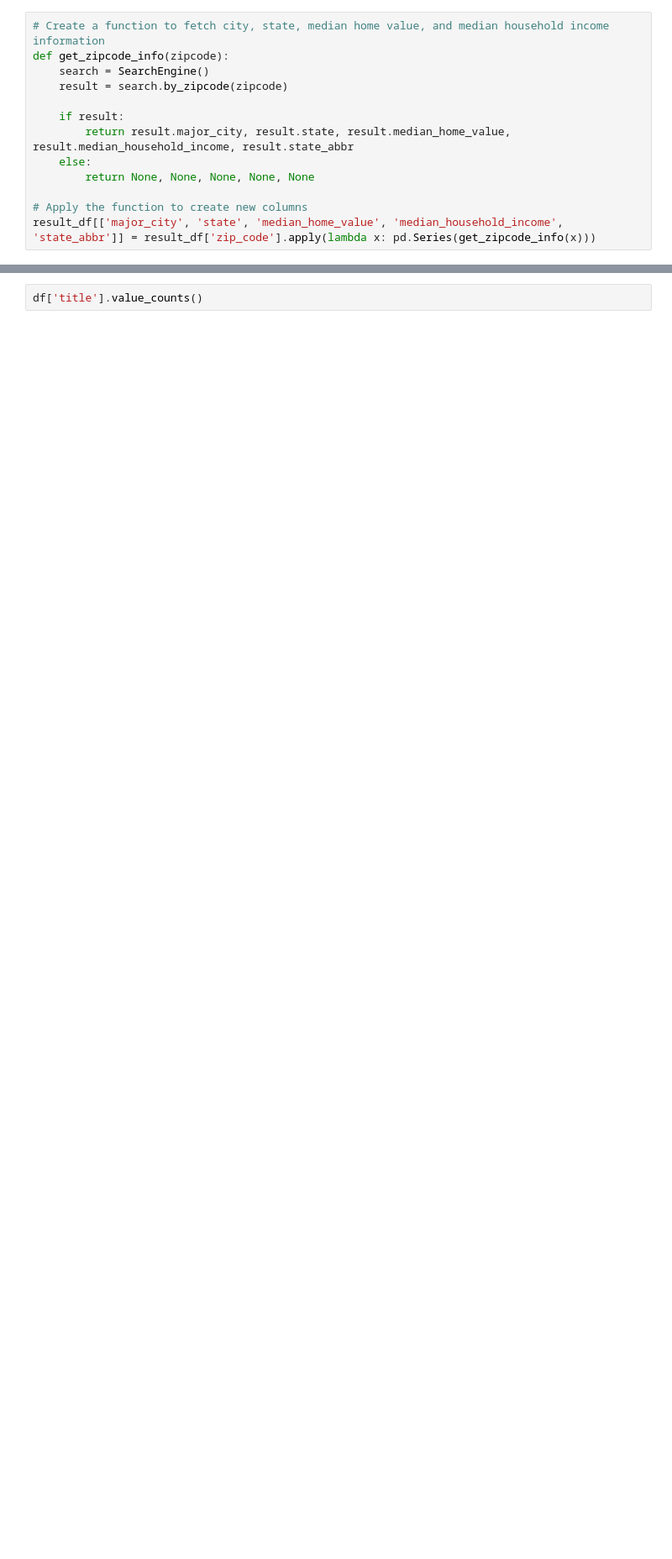
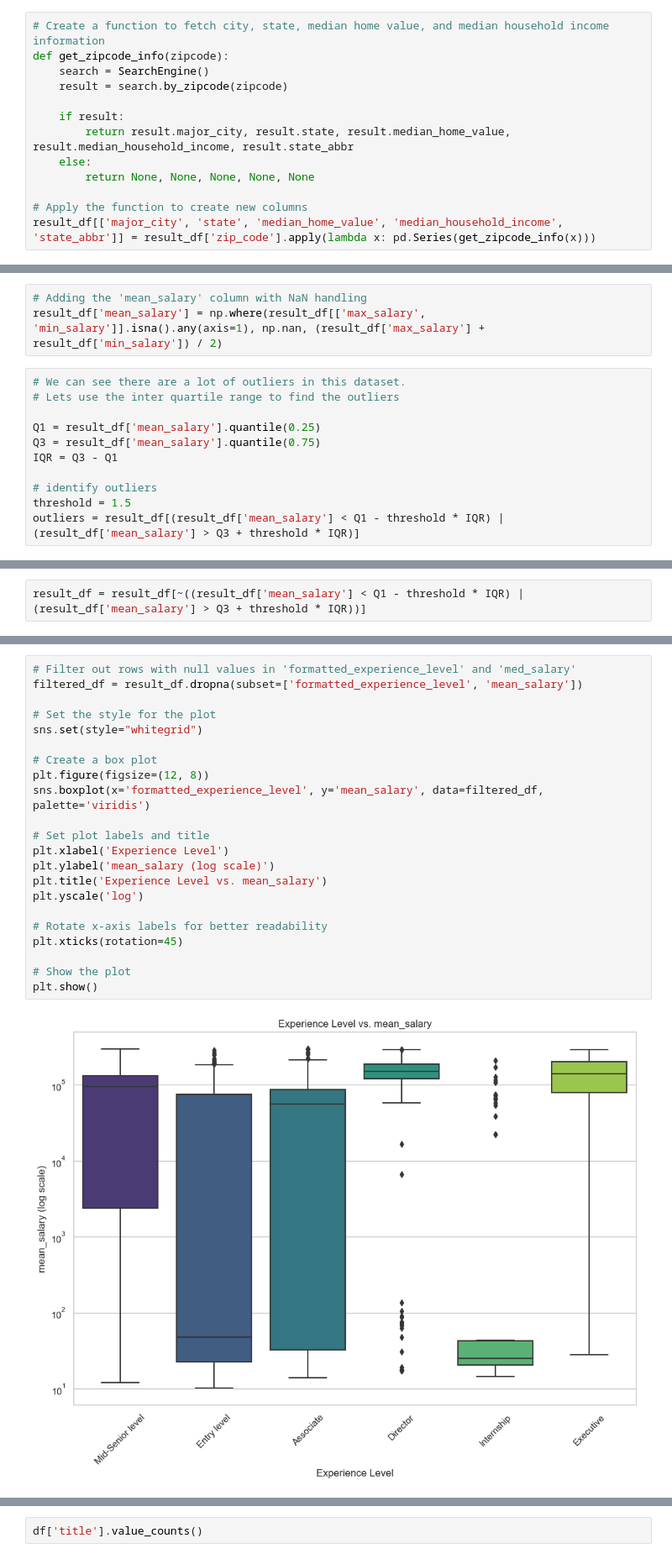
Before and after one commit to UC-Berkeley-I-School/Project-2-LinkedIn-Analysis, a Jupyter notebook: Project 2.ipynb, the cells around one changed output, grey strips where cells are left out. Shown at 84% size. Drawn from its saved outputs; the diff is of its cells as text; blank space fills up the shorter version.

```diff
--- a/Project 2.ipynb
+++ b/Project 2.ipynb
@@ -356,0 +219,14 @@ plt.show()
+# %%
+# Adding the 'mean_salary' column with NaN handling
+result_df['mean_salary'] = np.where(result_df[['max_salary', 'min_salary']].isna().any(axis=1), np.nan, (result_df['max_salary'] + result_df['min_salary']) / 2)
+# %%
+# We can see there are a lot of outliers in this dataset.
+# Lets use the inter quartile range to find the outliers
+
+Q1 = result_df['mean_salary'].quantile(0.25)
+Q3 = result_df['mean_salary'].quantile(0.75)
+IQR = Q3 - Q1
+
+# identify outliers
+threshold = 1.5
+outliers = result_df[(result_df['mean_salary'] < Q1 - threshold * IQR) | (result_df['mean_salary'] > Q3 + threshold * IQR)]
@@ -356,0 +241,2 @@ plt.show()
+# %%
+result_df = result_df[~((result_df['mean_salary'] < Q1 - threshold * IQR) | (result_df['mean_salary'] > Q3 + threshold * IQR))]
@@ -356,0 +338,24 @@ plt.show()
+# %%
+# Filter out rows with null values in 'formatted_experience_level' and 'med_salary'
+filtered_df = result_df.dropna(subset=['formatted_experience_level', 'mean_salary'])
+
+# Set the style for the plot
+sns.set(style="whitegrid")
+
+# Create a box plot
+plt.figure(figsize=(12, 8))
+sns.boxplot(x='formatted_experience_level', y='mean_salary', data=filtered_df, palette='viridis')
+
+# Set plot labels and title
+plt.xlabel('Experience Level')
+plt.ylabel('mean_salary (log scale)')
+plt.title('Experience Level vs. mean_salary')
+plt.yscale('log')
+
+# Rotate x-axis labels for better readability
+plt.xticks(rotation=45)
+
+# Show the plot
+plt.show()
+# %% [output]
+[figure, added]
```
Also changed, not shown: parts of 40 cells of this notebook.
